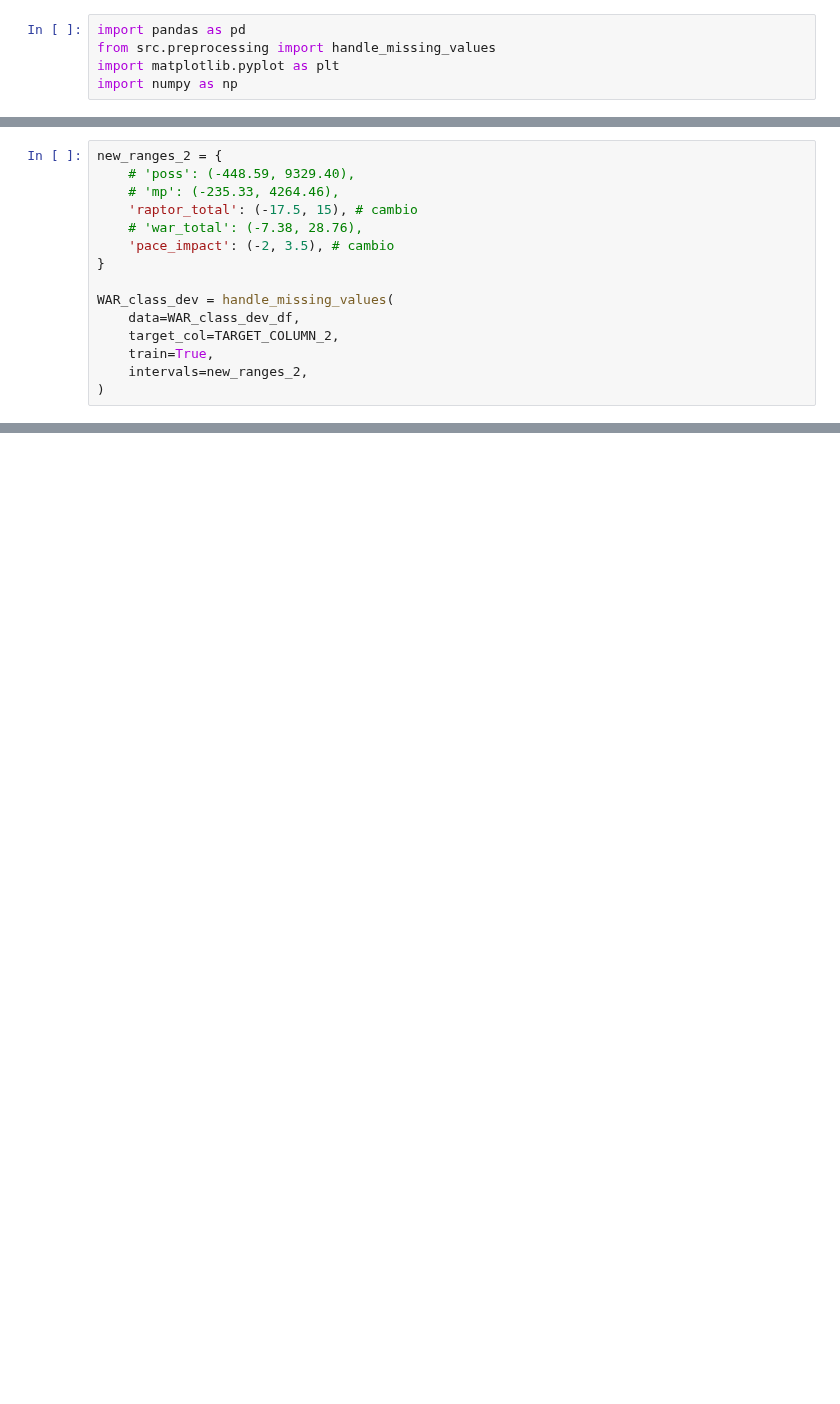
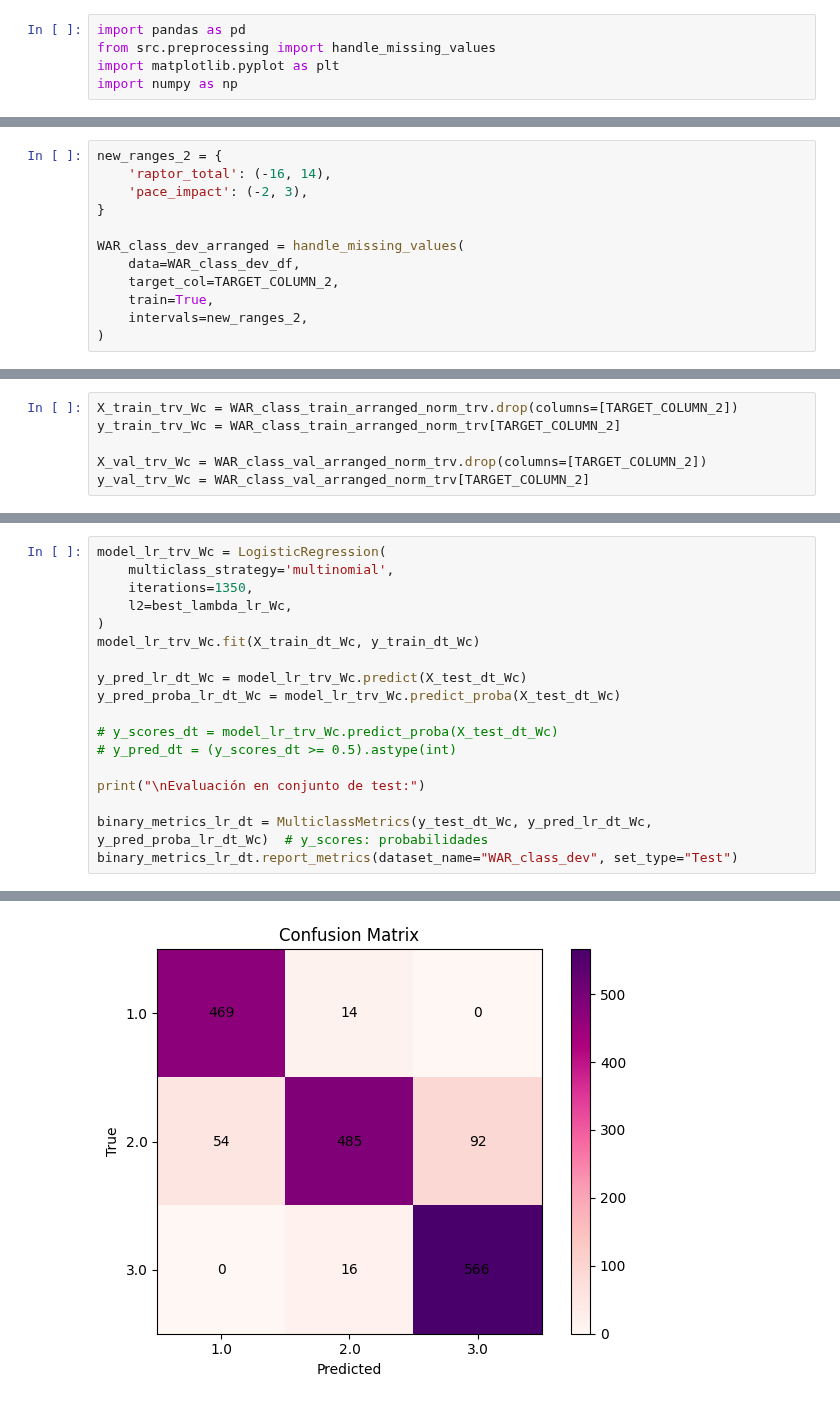
Before and after one commit to anatissera/Machine-Learning-Deep-Learning, a Jupyter notebook: Tissera_AnaPaula_TP2/probar_2.ipynb, the cells around one changed output, grey strips where cells are left out. Saved outputs shown, nothing was run; the diff lists cells and outputs as text; blank space fills up the shorter version.

```diff
--- a/Tissera_AnaPaula_TP2/probar_2.ipynb
+++ b/Tissera_AnaPaula_TP2/probar_2.ipynb
@@ -15,14 +15,11 @@ WAR_class_test_df = pd.read_csv(test_path_2, na_values=["NaN", "N/A", ""])
 WAR_class_test_df = WAR_class_test_df.drop(columns=['war_total'])
 # %%
 new_ranges_2 = {
-    # 'poss': (-448.59, 9329.40),
-    # 'mp': (-235.33, 4264.46),
-    'raptor_total': (-17.5, 15), # cambio
-    # 'war_total': (-7.38, 28.76),
-    'pace_impact': (-2, 3.5), # cambio
+    'raptor_total': (-16, 14),
+    'pace_impact': (-2, 3),
 }
 
-WAR_class_dev = handle_missing_values(
+WAR_class_dev_arranged = handle_missing_values(
     data=WAR_class_dev_df,
     target_col=TARGET_COLUMN_2,
     train=True,
@@ -92 +82,7 @@ from src.models import LDA, RandomForest
+# %%
+X_train_trv_Wc = WAR_class_train_arranged_norm_trv.drop(columns=[TARGET_COLUMN_2])
+y_train_trv_Wc = WAR_class_train_arranged_norm_trv[TARGET_COLUMN_2]
+
+X_val_trv_Wc = WAR_class_val_arranged_norm_trv.drop(columns=[TARGET_COLUMN_2])
+y_val_trv_Wc = WAR_class_val_arranged_norm_trv[TARGET_COLUMN_2]
 # %%
@@ -209,0 +131,19 @@ F1 Score: 1.0000
+# %%
+model_lr_trv_Wc = LogisticRegression(
+    multiclass_strategy='multinomial',
+    iterations=1350,
+    l2=best_lambda_lr_Wc,
+)
+model_lr_trv_Wc.fit(X_train_dt_Wc, y_train_dt_Wc)
+
+y_pred_lr_dt_Wc = model_lr_trv_Wc.predict(X_test_dt_Wc)
+y_pred_proba_lr_dt_Wc = model_lr_trv_Wc.predict_proba(X_test_dt_Wc)
+
+# y_scores_dt = model_lr_trv_Wc.predict_proba(X_test_dt_Wc)
+# y_pred_dt = (y_scores_dt >= 0.5).astype(int)
+
+print("\nEvaluación en conjunto de test:")
+
+binary_metrics_lr_dt = MulticlassMetrics(y_test_dt_Wc, y_pred_lr_dt_Wc, y_pred_proba_lr_dt_Wc)  # y_scores: probabilidades
+binary_metrics_lr_dt.report_metrics(dataset_name="WAR_class_dev", set_type="Test")
+# %% [output]
@@ -209,0 +161 @@ F1 Score: 1.0000
+[figure, added]
```
Also changed, not shown: parts of 19 cells of this notebook, 4 other files.
